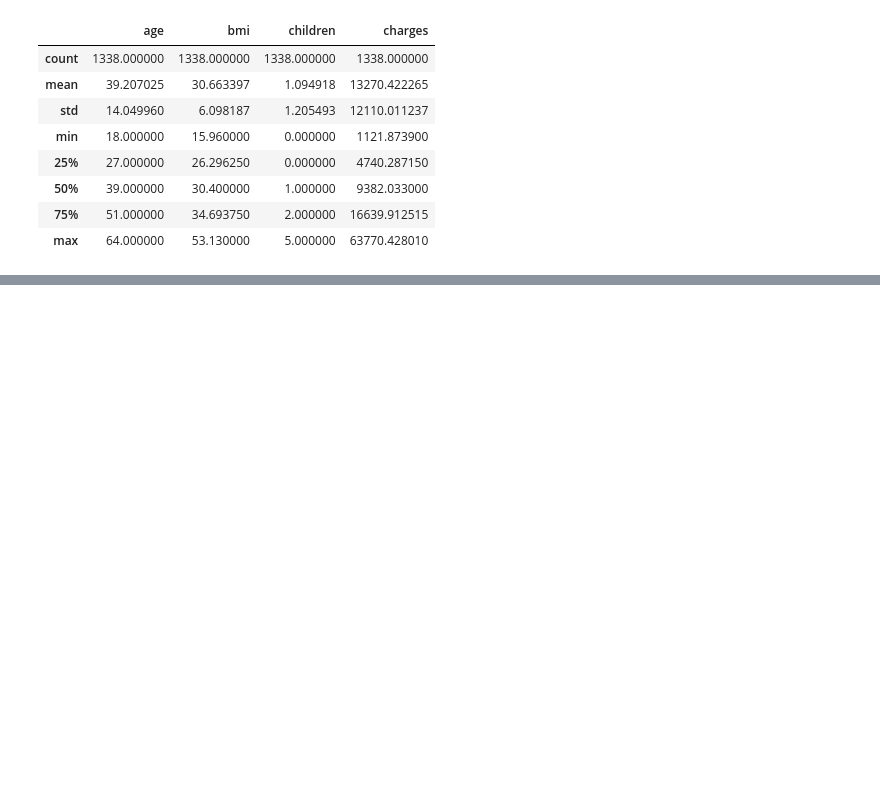
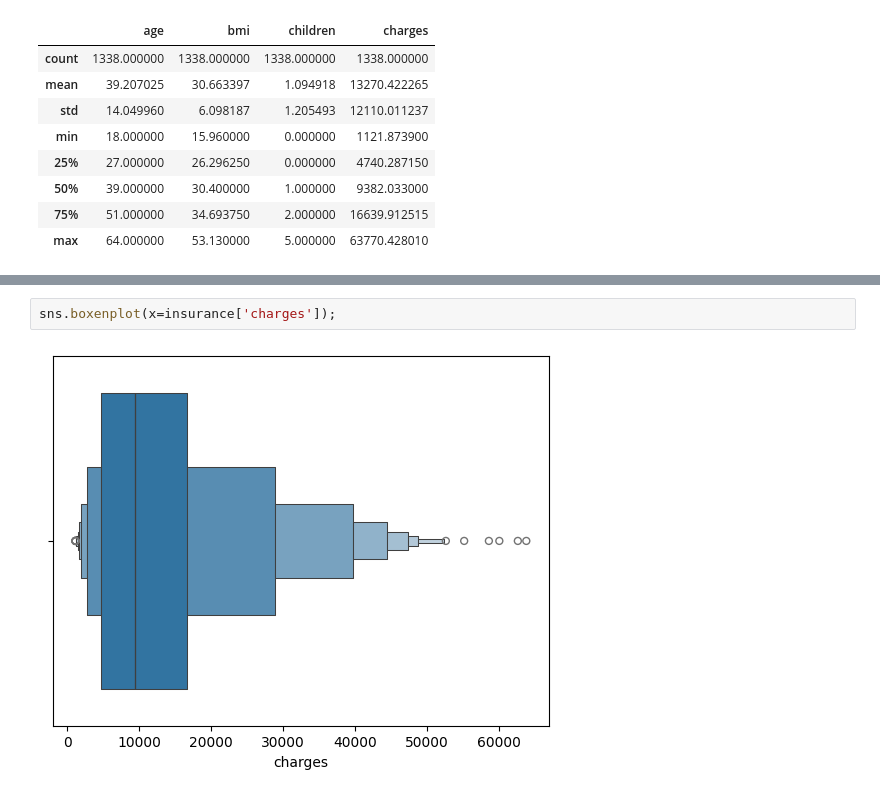
Before and after one commit to michaelhudson2205/Maven_Regression_and_Forecasting, a Jupyter notebook: notebooks/v_028_exploring_target.ipynb, the cells around one changed output, grey strips where cells are left out. Drawn from its saved outputs; the diff is of its cells as text; blank space fills up the shorter version.

```diff
--- a/notebooks/v_028_exploring_target.ipynb
+++ b/notebooks/v_028_exploring_target.ipynb
@@ -43,0 +53,4 @@ insurance.describe()
+# %%
+sns.boxenplot(x=insurance['charges']);
+# %% [output]
+[figure, added]
```
Also changed, not shown: parts of 2 cells of this notebook.
